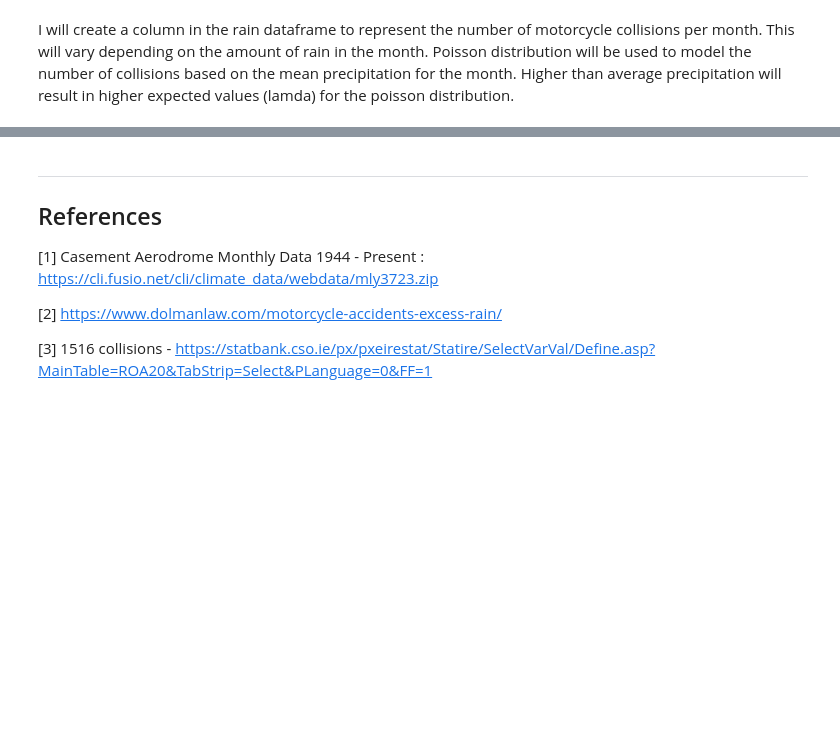
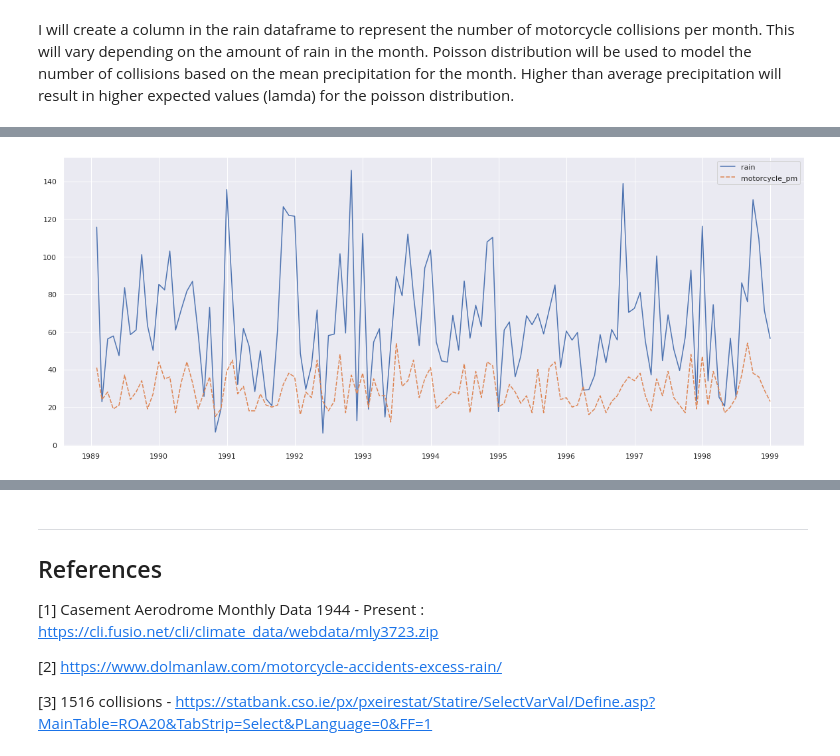
Before and after one commit to AdrianDonohoe/PDAProject2019, a Jupyter notebook: PDA Project - Casement Weather Station.ipynb, the cells around one changed output, grey strips where cells are left out. Drawn from its saved outputs; the diff is of its cells as text; code cells hidden in the pictures; blank space fills up the shorter version.

```diff
--- a/PDA Project - Casement Weather Station.ipynb
+++ b/PDA Project - Casement Weather Station.ipynb
@@ -532,0 +530,5 @@ Name: motorcycle_pm, Length: 120, dtype: float64
+# %%
+fig = plt.subplots(figsize=(20,8))
+sns.lineplot(data=rain_10y);
+# %% [output]
+[figure, added]
```
Also changed, not shown: parts of 17 cells of this notebook.
